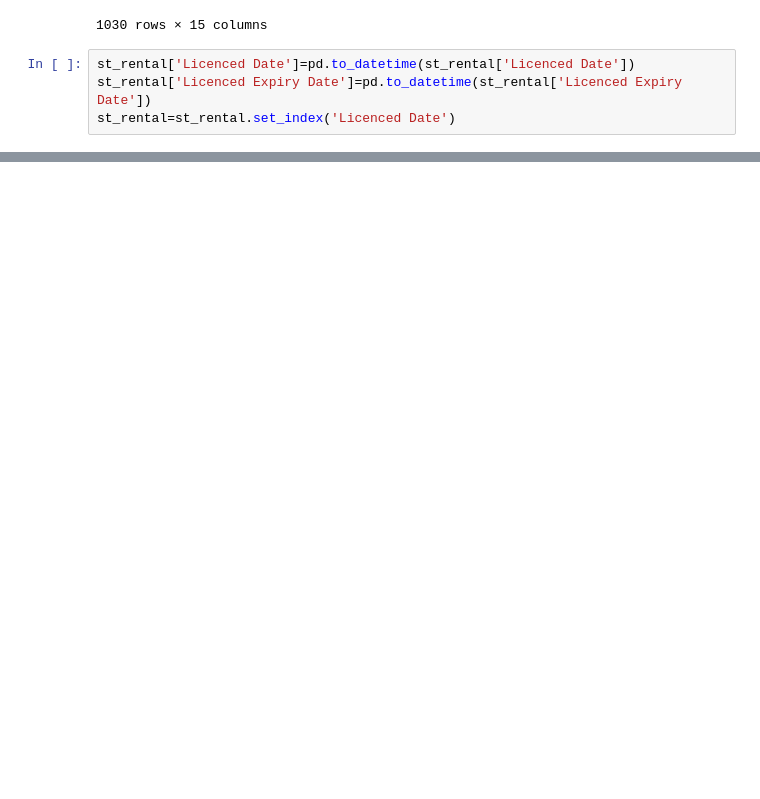
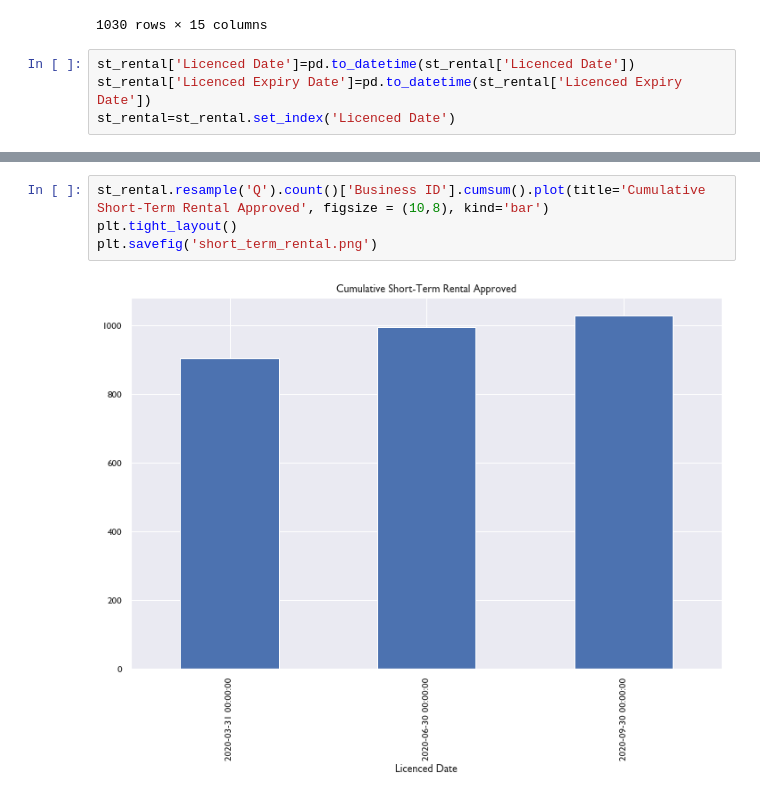
Before and after one commit to doublebigmak/housing_stats, a Jupyter notebook: cal_secondary.ipynb, the cells around one changed output, grey strips where cells are left out. Drawn from its saved outputs; the diff is of its cells as text; blank space fills up the shorter version.

```diff
--- a/cal_secondary.ipynb
+++ b/cal_secondary.ipynb
@@ -79,0 +67,6 @@ st_rental.resample('M').count()
+# %%
+st_rental.resample('Q').count()['Business ID'].cumsum().plot(title='Cumulative Short-Term Rental Approved', figsize = (10,8), kind='bar')
+plt.tight_layout()
+plt.savefig('short_term_rental.png')
+# %% [output]
+[figure, added]
```
Also changed, not shown: parts of 2 cells of this notebook, 10 other files.
